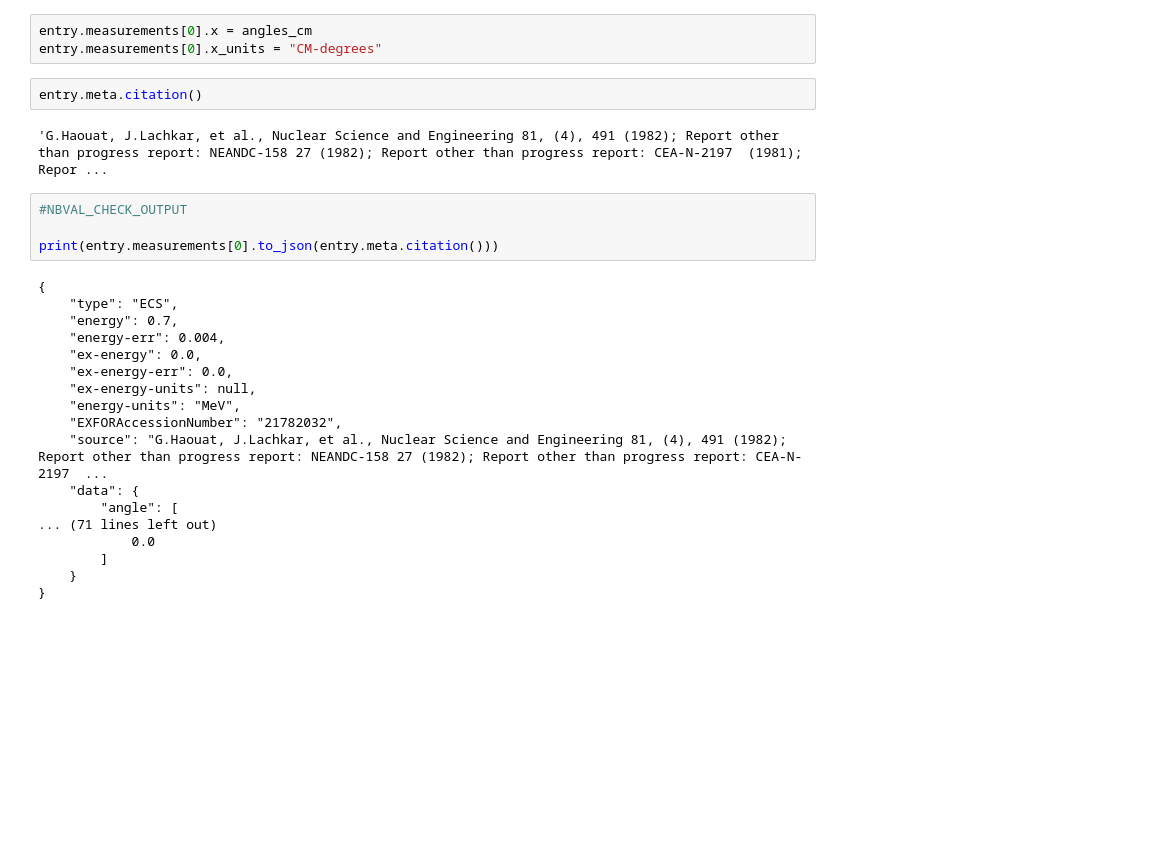
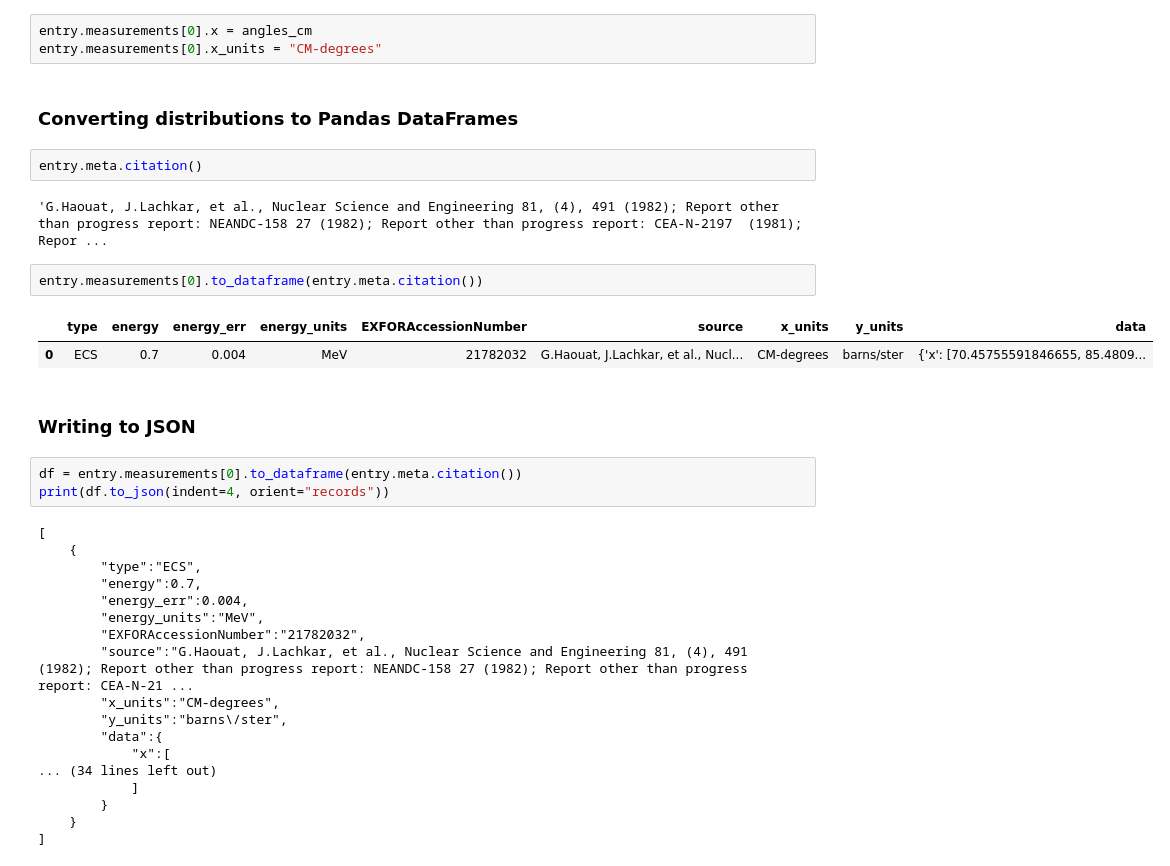
Before and after one commit to beykyle/exfor_tools, a Jupyter notebook: examples/examples_2023_release/ang_frame_conversion_and_json.ipynb, the cells around one changed output. Drawn from its saved outputs; the diff is of its cells as text; blank space fills up the shorter version.

Commit message:
add pandas support

```diff
--- a/examples/examples_2023_release/ang_frame_conversion_and_json.ipynb
+++ b/examples/examples_2023_release/ang_frame_conversion_and_json.ipynb
@@ -101,29 +101,37 @@ array([ 70.45755592,  85.48097469,  90.48180656,  95.48079813,
 # %%
 entry.measurements[0].x = angles_cm
 entry.measurements[0].x_units = "CM-degrees"
-# %%
-entry.meta.citation()
-# %% [output]
-'G.Haouat, J.Lachkar, et al., Nuclear Science and Engineering 81, (4), 491 (1982); Report other than progress report: NEANDC-158 27 (1982); Report other than progress report: CEA-N-2197  (1981); Repor ...
-# %%
-#NBVAL_CHECK_OUTPUT
-
-print(entry.measurements[0].to_json(entry.meta.citation()))
-# %% [output]
-{
-    "type": "ECS",
-    "energy": 0.7,
-    "energy-err": 0.004,
-    "ex-energy": 0.0,
-    "ex-energy-err": 0.0,
-    "ex-energy-units": null,
-    "energy-units": "MeV",
-    "EXFORAccessionNumber": "21782032",
-    "source": "G.Haouat, J.Lachkar, et al., Nuclear Science and Engineering 81, (4), 491 (1982); Report other than progress report: NEANDC-158 27 (1982); Report other than progress report: CEA-N-2197  ...
-    "data": {
-        "angle": [
-... (71 lines left out)
-            0.0
-        ]
-    }
-}
+# %% [markdown]
+### Converting distributions to Pandas DataFrames
+# %%
+entry.meta.citation()
+# %% [output]
+'G.Haouat, J.Lachkar, et al., Nuclear Science and Engineering 81, (4), 491 (1982); Report other than progress report: NEANDC-158 27 (1982); Report other than progress report: CEA-N-2197  (1981); Repor ...
+# %%
+entry.measurements[0].to_dataframe(entry.meta.citation())
+# %% [output]
+|  | type | energy | energy_err | energy_units | EXFORAccessionNumber | source | x_units | y_units | data |
+| 0 | ECS | 0.7 | 0.004 | MeV | 21782032 | G.Haouat, J.Lachkar, et al., Nucl... | CM-degrees | barns/ster | {'x': [70.45755591846655, 85.4809... |
+# %% [markdown]
+### Writing to JSON
+# %%
+df = entry.measurements[0].to_dataframe(entry.meta.citation())
+print(df.to_json(indent=4, orient="records"))
+# %% [output]
+[
+    {
+        "type":"ECS",
+        "energy":0.7,
+        "energy_err":0.004,
+        "energy_units":"MeV",
+        "EXFORAccessionNumber":"21782032",
+        "source":"G.Haouat, J.Lachkar, et al., Nuclear Science and Engineering 81, (4), 491 (1982); Report other than progress report: NEANDC-158 27 (1982); Report other than progress report: CEA-N-21 ...
+        "x_units":"CM-degrees",
+        "y_units":"barns\/ster",
+        "data":{
+            "x":[
+... (34 lines left out)
+            ]
+        }
+    }
+]
```
Also changed, not shown: 3 other files.
